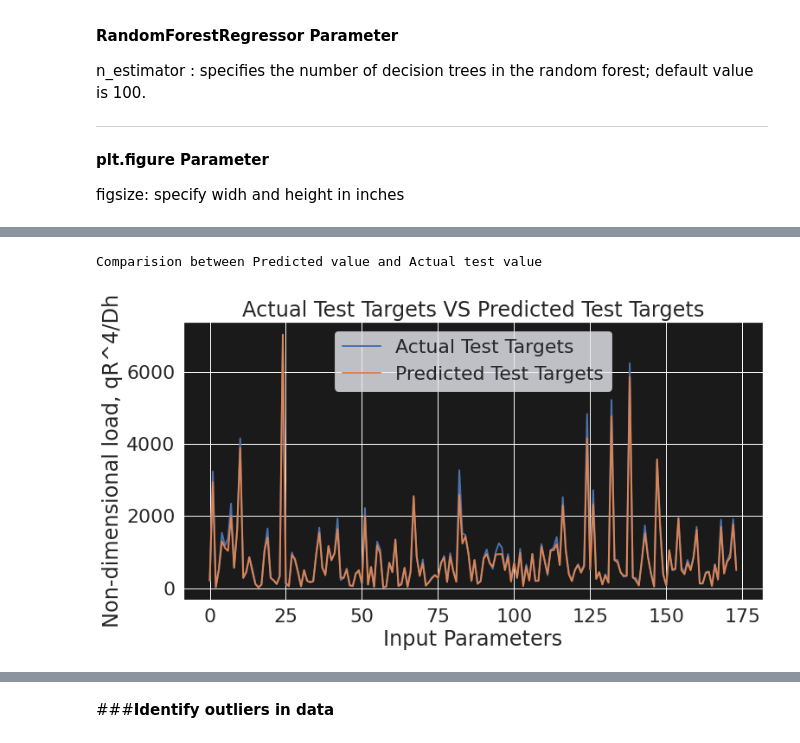
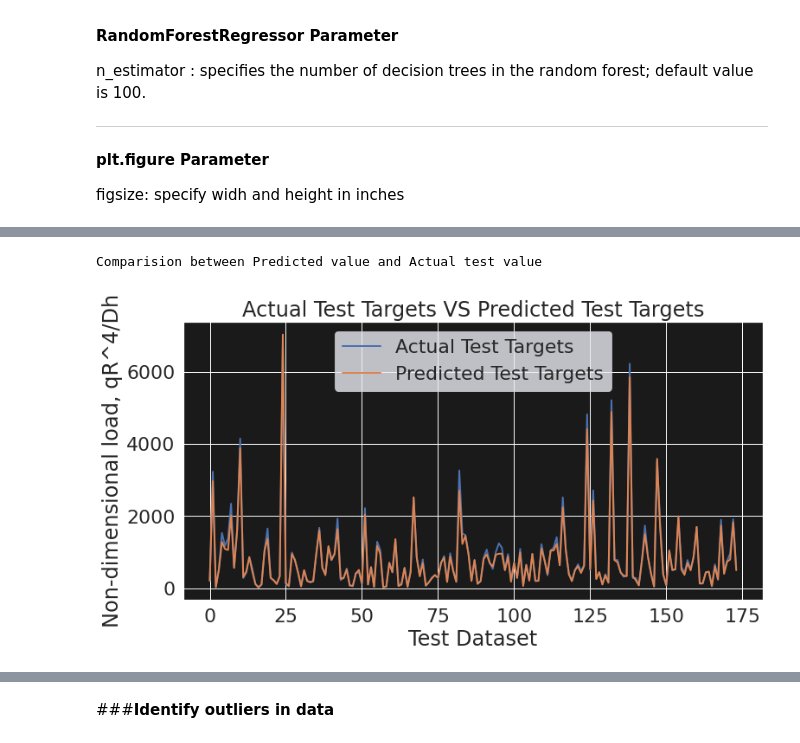
Before and after one commit to sonalsrivas/Non-Dimensional-Load-Q-Analysis, a Jupyter notebook: CALCULATION_RS_2_P_RandomForest_7Dec.ipynb, the cells around one changed output, grey strips where cells are left out. Cells and saved outputs as stored; diff of their text form; code cells hidden in the pictures.

```diff
--- a/CALCULATION_RS_2_P_RandomForest_7Dec.ipynb
+++ b/CALCULATION_RS_2_P_RandomForest_7Dec.ipynb
@@ -128,23 +128,23 @@ comparision b/w predicted value and actual test value
 # %%
 
 print("Comparision between Predicted value and Actual test value ")
 
 plt.figure(figsize=(13,28))
 plt.subplot(211)
 prediction = pd.DataFrame(predict_test_Y)
 testy = test_Y.reset_index()["Non-dimensional load, qR^4/Dh"]
 
 ax = testy.plot(label="Actual Test Targets",figsize=(12,13),linewidth=2)
 ax = prediction[0].plot(label = "Predicted Test Targets",figsize=(12,13),linewidth=2)
 
 plt.legend(loc="best")
 plt.title("Actual Test Targets VS Predicted Test Targets")
-plt.xlabel("Input Parameters")
+plt.xlabel("Test Dataset")
 plt.ylabel("Non-dimensional load, qR^4/Dh")
 ax.set_facecolor("k")
 # %% [output]
 Comparision between Predicted value and Actual test value
-[figure, old version]
+[figure, new version]
 # %%
 #train_X =pd.DataFrame(train_X)
 #test_X =pd.DataFrame(test_X)
```
Also changed, not shown: parts of 9 cells of this notebook.
